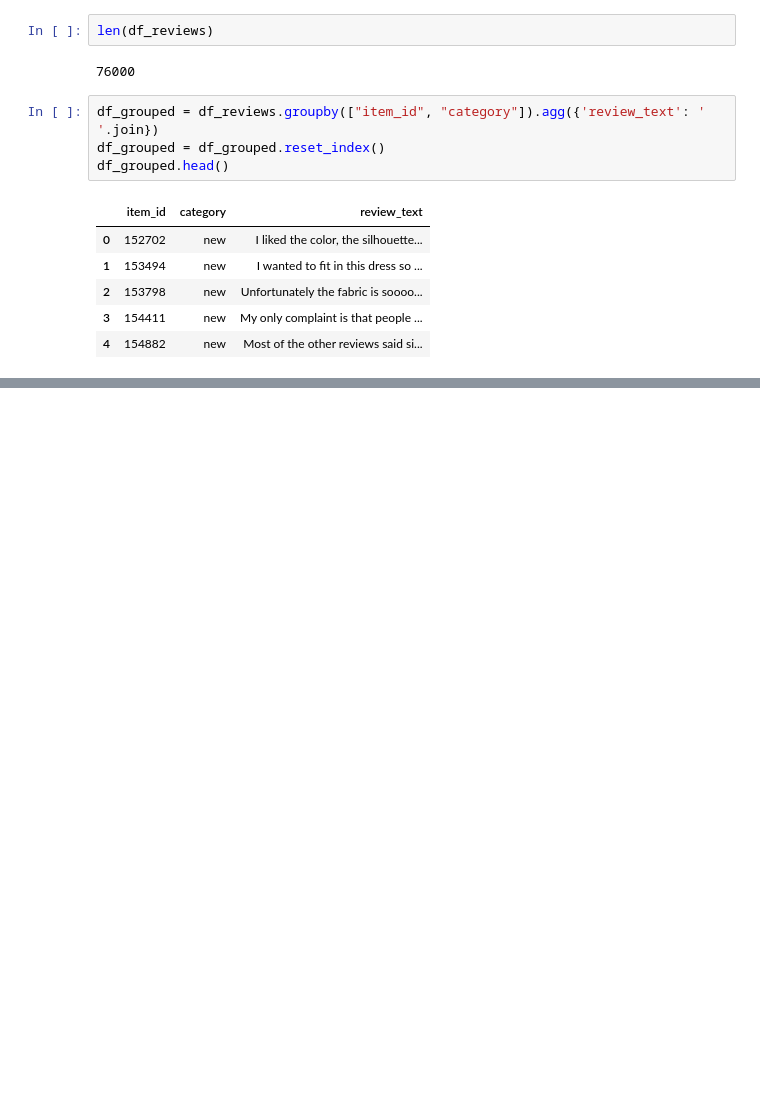
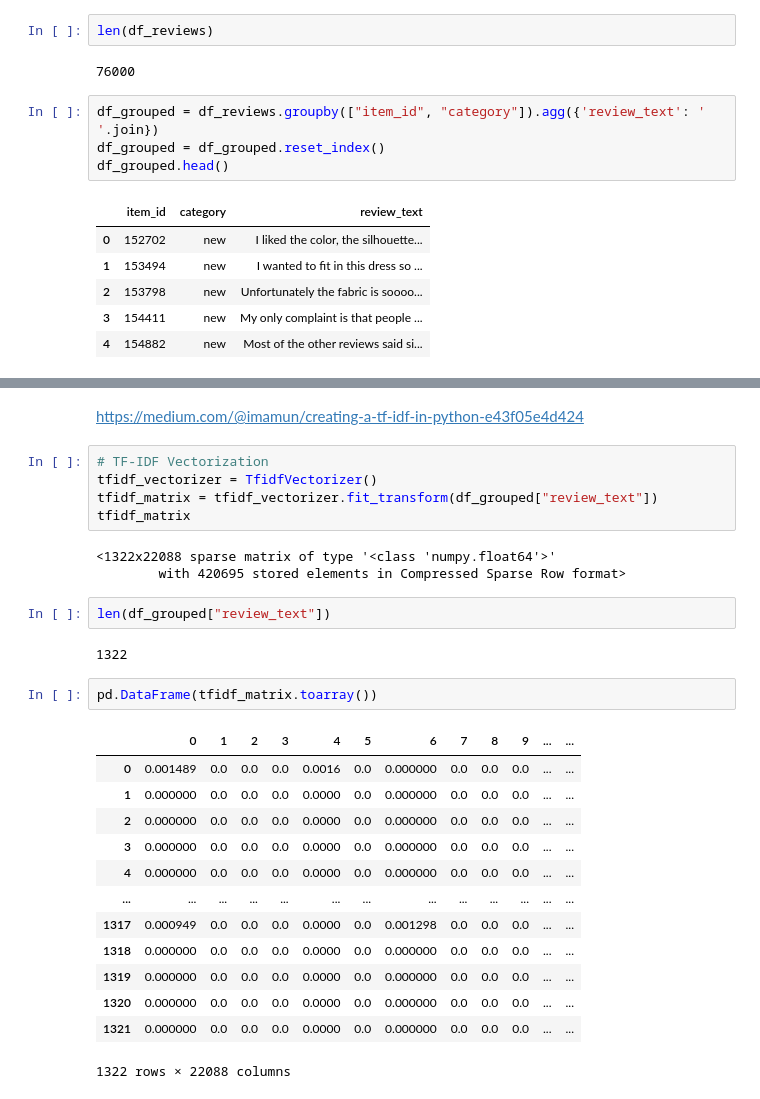
Before and after one commit to YuliiaChorna1/DataScience-10-Reccomender-systems, a Jupyter notebook: 10.1.1_extra_recsys_cloths_practice.ipynb, the cells around one changed output, grey strips where cells are left out. Cells and saved outputs as stored; diff of their text form; blank space fills up the shorter version.

```diff
--- a/10.1.1_extra_recsys_cloths_practice.ipynb
+++ b/10.1.1_extra_recsys_cloths_practice.ipynb
@@ -177,0 +191,30 @@ df_grouped.head()
+# %% [markdown]
+https://medium.com/@imamun/creating-a-tf-idf-in-python-e43f05e4d424
+# %%
+# TF-IDF Vectorization
+tfidf_vectorizer = TfidfVectorizer()
+tfidf_matrix = tfidf_vectorizer.fit_transform(df_grouped["review_text"])
+tfidf_matrix
+# %% [output]
+<1322x22088 sparse matrix of type '<class 'numpy.float64'>'
+        with 420695 stored elements in Compressed Sparse Row format>
+# %%
+len(df_grouped["review_text"])
+# %% [output]
+1322
+# %%
+pd.DataFrame(tfidf_matrix.toarray())
+# %% [output]
+|  | 0 | 1 | 2 | 3 | 4 | 5 | 6 | 7 | 8 | 9 | ... | ... |
+| 0 | 0.001489 | 0.0 | 0.0 | 0.0 | 0.0016 | 0.0 | 0.000000 | 0.0 | 0.0 | 0.0 | ... | ... |
+| 1 | 0.000000 | 0.0 | 0.0 | 0.0 | 0.0000 | 0.0 | 0.000000 | 0.0 | 0.0 | 0.0 | ... | ... |
+| 2 | 0.000000 | 0.0 | 0.0 | 0.0 | 0.0000 | 0.0 | 0.000000 | 0.0 | 0.0 | 0.0 | ... | ... |
+| 3 | 0.000000 | 0.0 | 0.0 | 0.0 | 0.0000 | 0.0 | 0.000000 | 0.0 | 0.0 | 0.0 | ... | ... |
+| 4 | 0.000000 | 0.0 | 0.0 | 0.0 | 0.0000 | 0.0 | 0.000000 | 0.0 | 0.0 | 0.0 | ... | ... |
+| ... | ... | ... | ... | ... | ... | ... | ... | ... | ... | ... | ... | ... |
+| 1317 | 0.000949 | 0.0 | 0.0 | 0.0 | 0.0000 | 0.0 | 0.001298 | 0.0 | 0.0 | 0.0 | ... | ... |
+| 1318 | 0.000000 | 0.0 | 0.0 | 0.0 | 0.0000 | 0.0 | 0.000000 | 0.0 | 0.0 | 0.0 | ... | ... |
+| 1319 | 0.000000 | 0.0 | 0.0 | 0.0 | 0.0000 | 0.0 | 0.000000 | 0.0 | 0.0 | 0.0 | ... | ... |
+| 1320 | 0.000000 | 0.0 | 0.0 | 0.0 | 0.0000 | 0.0 | 0.000000 | 0.0 | 0.0 | 0.0 | ... | ... |
+| 1321 | 0.000000 | 0.0 | 0.0 | 0.0 | 0.0000 | 0.0 | 0.000000 | 0.0 | 0.0 | 0.0 | ... | ... |
+1322 rows × 22088 columns
```
Also changed, not shown: parts of 40 cells of this notebook.
